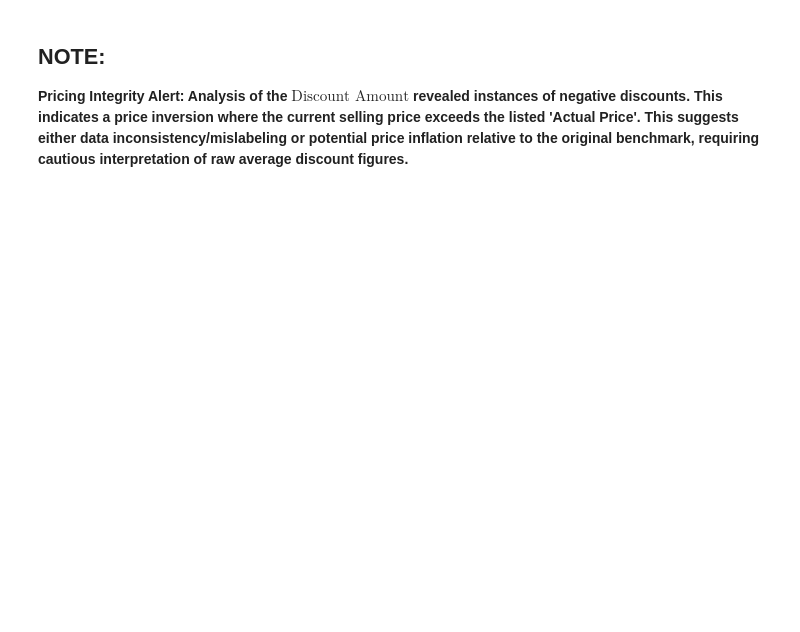
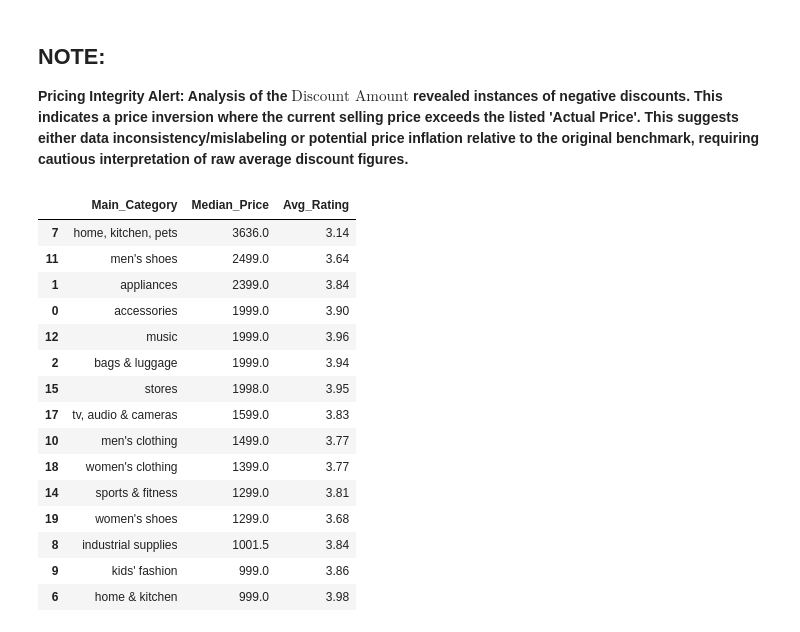
Before and after one commit to RayyanDevZone/Eda-Amazon-Sales, a Jupyter notebook: amazon-sales-2023-eda.ipynb, the cells around one changed output. Cells and saved outputs as stored; diff of their text form; code cells hidden in the pictures; blank space fills up the shorter version.

```diff
--- a/amazon-sales-2023-eda.ipynb
+++ b/amazon-sales-2023-eda.ipynb
@@ -910,3 +908,37 @@ print(discount_summary.head(15).to_markdown(index=False))
 # %% [markdown]
 ## NOTE:
 **Pricing Integrity Alert: Analysis of the $\text{Discount Amount}$ revealed instances of negative discounts. This indicates a price inversion where the current selling price exceeds the listed 'Actual Price'. This suggests either data inconsistency/mislabeling or potential price inflation relative to the original benchmark, requiring cautious interpretation of raw average discount figures.**
+# %%
+median_price = df_clean.groupby('main_category')['actual_price'].median().reset_index()
+median_price.columns = ['Main_Category', 'Median_Price']
+
+# Average Rating (using the mean of ratings from df_clean)
+avg_rating = df_clean.groupby('main_category')['ratings'].mean().reset_index()
+avg_rating.columns = ['Main_Category', 'Avg_Rating']
+
+# --- 2. Merge the Aggregated Data ---
+
+# Merge on the common column 'Main_Category'
+price_rating_summary = pd.merge(median_price, avg_rating, on='Main_Category')
+
+# Filter out categories with very few products/ratings for a cleaner plot (e.g., those with NaN ratings)
+price_rating_summary.dropna(subset=['Avg_Rating'], inplace=True)
+price_rating_summary = price_rating_summary.sort_values(by='Median_Price', ascending=False).round(2)
+price_rating_summary.head(15)
+# %% [output]
+|  | Main_Category | Median_Price | Avg_Rating |
+| 7 | home, kitchen, pets | 3636.0 | 3.14 |
+| 11 | men's shoes | 2499.0 | 3.64 |
+| 1 | appliances | 2399.0 | 3.84 |
+| 0 | accessories | 1999.0 | 3.90 |
+| 12 | music | 1999.0 | 3.96 |
+| 2 | bags & luggage | 1999.0 | 3.94 |
+| 15 | stores | 1998.0 | 3.95 |
+| 17 | tv, audio & cameras | 1599.0 | 3.83 |
+| 10 | men's clothing | 1499.0 | 3.77 |
+| 18 | women's clothing | 1399.0 | 3.77 |
+| 14 | sports & fitness | 1299.0 | 3.81 |
+| 19 | women's shoes | 1299.0 | 3.68 |
+| 8 | industrial supplies | 1001.5 | 3.84 |
+| 9 | kids' fashion | 999.0 | 3.86 |
+| 6 | home & kitchen | 999.0 | 3.98 |
```
Also changed, not shown: parts of 8 cells of this notebook.
